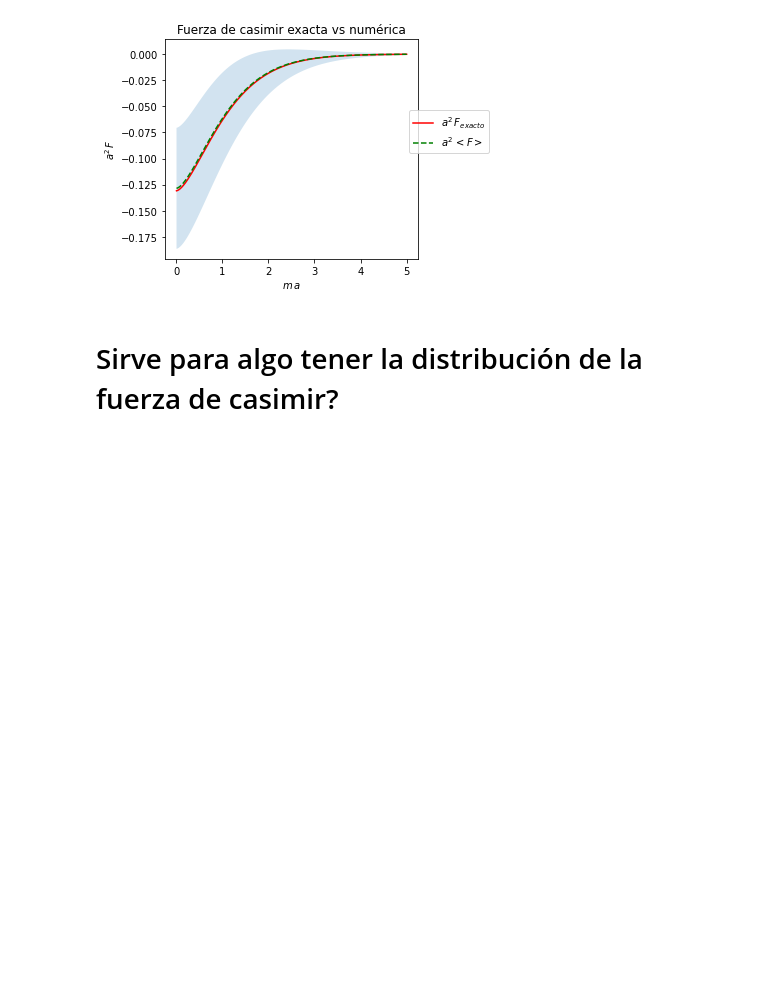
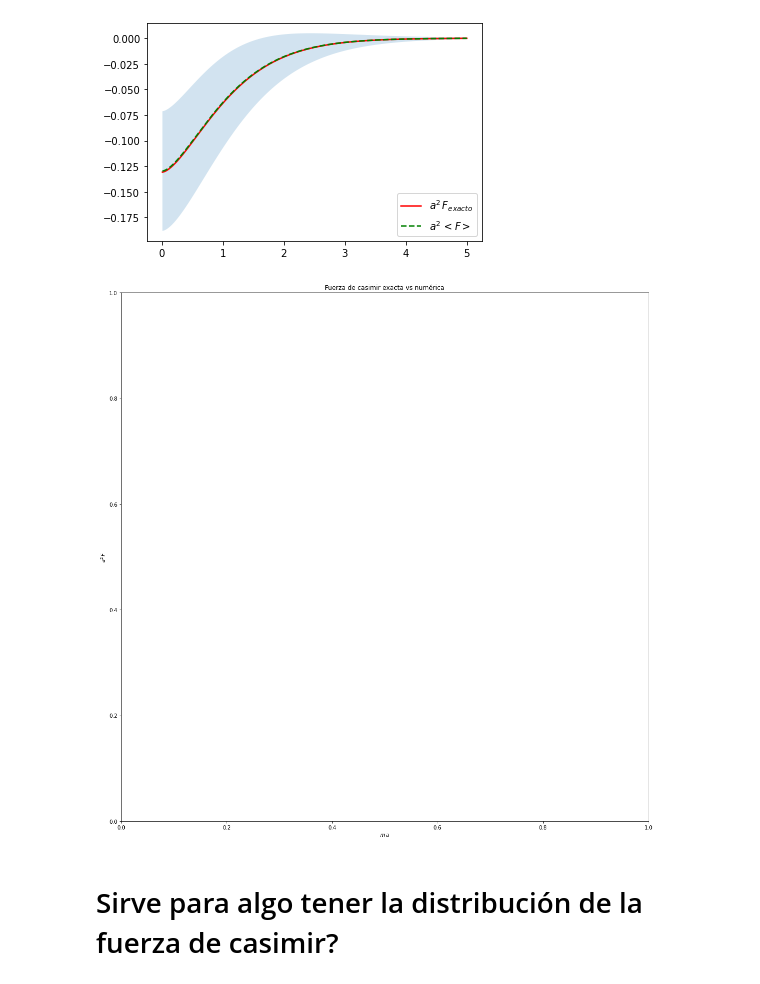
Before and after one commit to Apurro12/Tesis-Simple, a Jupyter notebook: simulacion/fuerza casimir con masa.ipynb, the cells around one changed output. Saved outputs shown, nothing was run; the diff lists cells and outputs as text; code cells hidden in the pictures; blank space fills up the shorter version.

```diff
--- a/simulacion/fuerza casimir con masa.ipynb
+++ b/simulacion/fuerza casimir con masa.ipynb
@@ -71,22 +73,24 @@ plt.savefig('fuerza_casimir_masa_linea.pdf')
 # %%
 plt.plot(masas, fuerzas_analiticas, label = '$ a^2 \, F _{exacto} $', c = 'r')
 plt.plot(masas, fuerzas_numericas, label = '$a^2 \, < F >$', c = 'g',linestyle='--' )
 plt.fill_between(masas, (fuerzas_numericas - desviaciones_estandar ),
                          fuerzas_numericas + desviaciones_estandar ,
                  alpha = 0.2) #, label = '$\\Delta$ F')
 
-plt.legend(bbox_to_anchor=(1.3,0.7), loc="upper right")
+plt.legend( loc="lower right") #bbox_to_anchor=(1,1),
+
 
 plt.title('Fuerza de casimir exacta vs numérica')
 plt.ylabel('$ a^2 \, F$')
 plt.xlabel('$m \, a$')
 
 # plt.xscale('log')
 
 plt.tight_layout()
 plt.savefig('fuerza_casimir_masa_linea.pdf')
 # %% [output]
-[figure, old version]
+[figure, new version]
+[figure, added]
 # %% [markdown]
 # Sirve para algo tener la distribución de la fuerza de casimir?
 # %%
```
Also changed, not shown: parts of 2 cells of this notebook, 6 other files.
